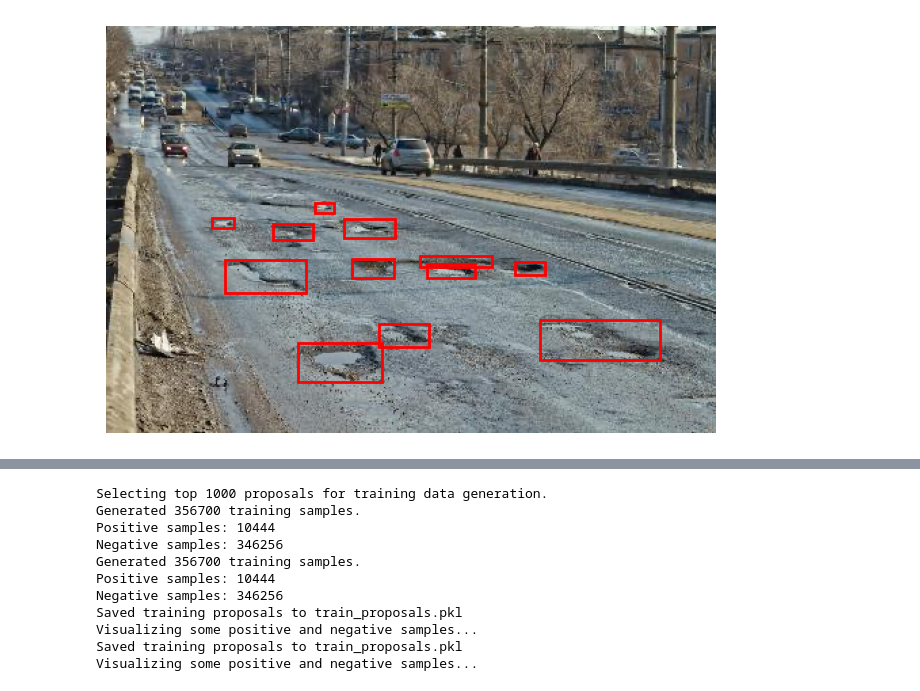
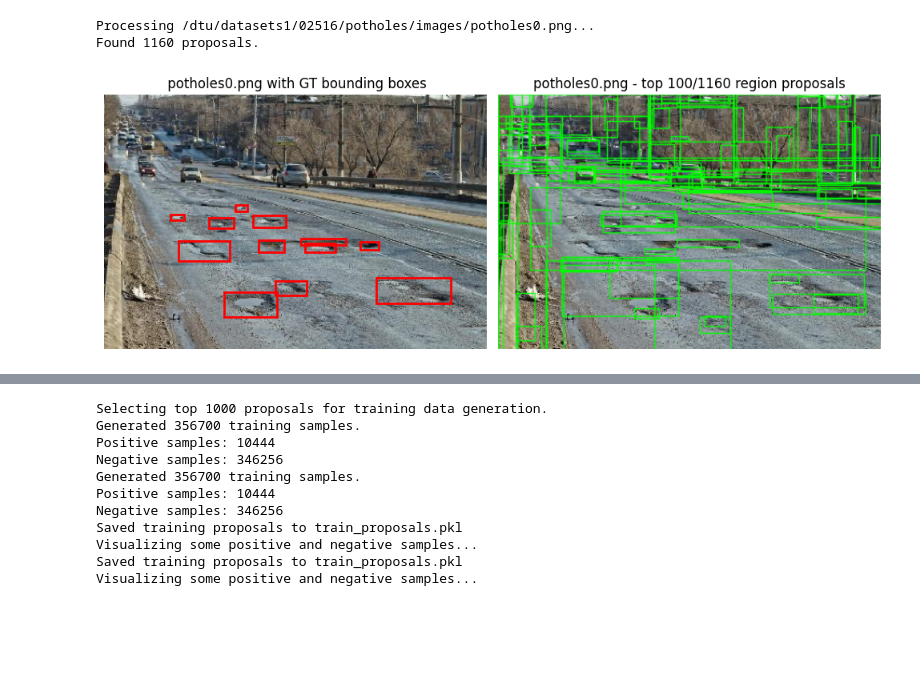
Before and after one commit to MathiasDamsgaard/IntroDeepCompVision_projects, a Jupyter notebook: Project_4/data.ipynb, the cells around one changed output, grey strips where cells are left out. Drawn from its saved outputs; the diff is of its cells as text; code cells hidden in the pictures; blank space fills up the shorter version.

Commit message:
SS example with GT

```diff
--- a/Project_4/data.ipynb
+++ b/Project_4/data.ipynb
@@ -1,10 +1,14 @@
 # %%
 from pathlib import Path
 
+import cv2
+import glob
+import os
 import matplotlib.image as mpimg
 import matplotlib.pyplot as plt
 import xmltodict
 from matplotlib.patches import Rectangle
+from tqdm import tqdm
 
 # Load the image
 image_path = "/dtu/datasets1/02516/potholes/images/potholes0.png"
@@ -15,35 +19,78 @@ xml_path = "/dtu/datasets1/02516/potholes/annotations/potholes0.xml"
 
 with Path(xml_path).open() as file:
     file_data = file.read() # read file contents
 
     # parse data using package
     dict_data = xmltodict.parse(file_data)
 
 # Extract bounding box coordinates
 list_with_all_boxes = []
 for obj in dict_data["annotation"]["object"]:
         ymin = int(obj["bndbox"]["ymin"])
         xmin = int(obj["bndbox"]["xmin"])
         ymax = int(obj["bndbox"]["ymax"])
         xmax = int(obj["bndbox"]["xmax"])
 
         list_with_single_boxes = [xmin, ymin, xmax, ymax]
         list_with_all_boxes.append(list_with_single_boxes)
 
 # Plot the image
-plt.imshow(img)
+fig, ax = plt.subplots(1, 2, figsize=(10, 5))
+ax[0].imshow(img)
 
 # Add bounding boxes to the image
 for box in list_with_all_boxes:
     xmin, ymin, xmax, ymax = box
     width = xmax - xmin
     height = ymax - ymin
     rect = Rectangle((xmin, ymin), width, height, edgecolor="red", facecolor="none", linewidth=2)
-    plt.gca().add_patch(rect)
+    ax[0].add_patch(rect)
 
-plt.axis("off")
+ax[0].axis("off")
+ax[0].set_title(f" {Path(image_path).name} with GT bounding boxes")
+
+
+def run_selective_search(image, method='fast'):
+    # Create Selective Search Segmentation Object using default parameters
+    ss = cv2.ximgproc.segmentation.createSelectiveSearchSegmentation()
+
+    # Set the image on which we will run segmentation
+    ss.setBaseImage(image)
+
+    # Switch to fast but low recall Selective Search method
+    if method == 'fast':
+        ss.switchToSelectiveSearchFast()
+    # Switch to high recall but slow Selective Search method
+    elif method == 'quality':
+        ss.switchToSelectiveSearchQuality()
+
+    # Run selective search segmentation on input image
+    rects = ss.process()
+    return rects
+
+# Run Selective Search
+img = cv2.imread(image_path)
+if img is None:
+    raise FileNotFoundError(f"Image not found at path: {image_path}")
+rects = run_selective_search(img, method='fast')
+
+print(f"Processing {image_path}...")
+print(f"Found {len(rects)} proposals.")
+
+imOut = img.copy()
+# Draw top 100 proposals
+for j, (x, y, w, h) in enumerate(rects):
+    if j < 100:
+        cv2.rectangle(imOut, (x, y), (x+w, y+h), (0, 255, 0), 1, cv2.LINE_AA)
+
+ax[1].imshow(cv2.cvtColor(imOut, cv2.COLOR_BGR2RGB))
+ax[1].set_title(f"{os.path.basename(image_path)} - top 100/{len(rects)} region proposals")
+ax[1].axis('off')
 plt.tight_layout()
+plt.savefig("figures/selective_search_example.png")
 plt.show()
 # %% [output]
+Processing /dtu/datasets1/02516/potholes/images/potholes0.png...
+Found 1160 proposals.
-[figure, old version]
+[figure, new version]
 # %%
```
Also changed, not shown: parts of 2 cells of this notebook, 1 other file.
